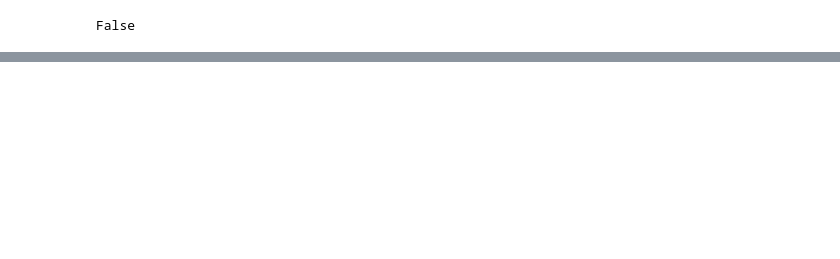
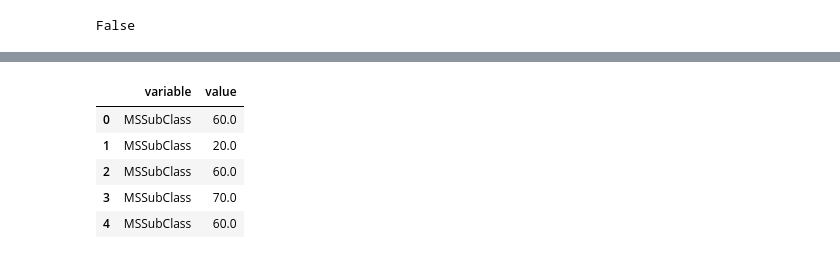
Before and after one commit to dataqueenpend/Projects-, a Jupyter notebook: House_Prices_Competition_raw.ipynb, the cells around one changed output, grey strips where cells are left out. Cells and saved outputs as stored; diff of their text form; code cells hidden in the pictures; blank space fills up the shorter version.

```diff
--- a/House_Prices_Competition_raw.ipynb
+++ b/House_Prices_Competition_raw.ipynb
@@ -238,0 +288,9 @@ In the above code we're testing if any of the numerical variables follows the no
+# %%
+data.head()
+# %% [output]
+|  | variable | value |
+| 0 | MSSubClass | 60.0 |
+| 1 | MSSubClass | 20.0 |
+| 2 | MSSubClass | 60.0 |
+| 3 | MSSubClass | 70.0 |
+| 4 | MSSubClass | 60.0 |
```
Also changed, not shown: parts of 11 cells of this notebook.
